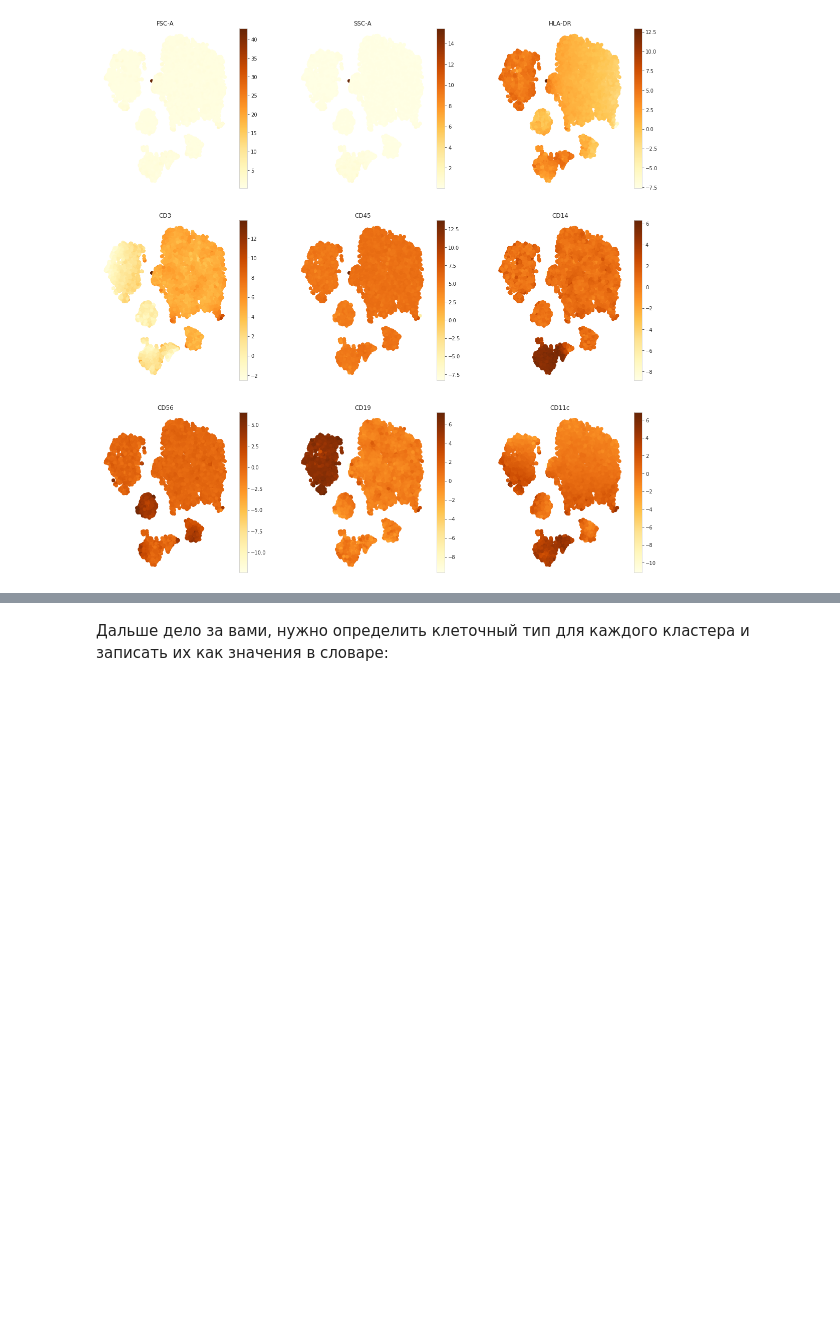
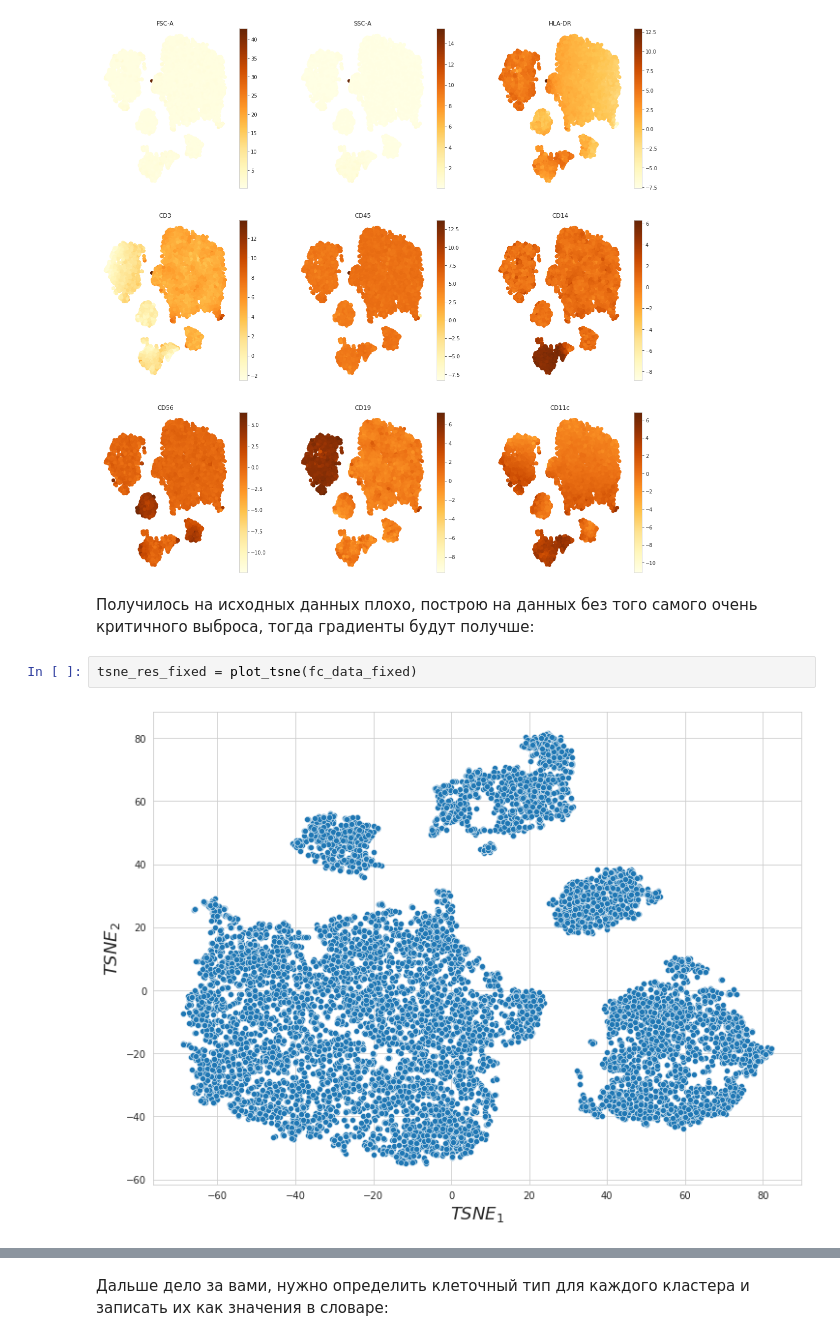
Before and after one commit to Balan666/BI_ML_2023, a Jupyter notebook: Cluster_tSNE_Balan.ipynb, the cells around one changed output, grey strips where cells are left out. Cells and saved outputs as stored; diff of their text form; blank space fills up the shorter version.

```diff
--- a/Cluster_tSNE_Balan.ipynb
+++ b/Cluster_tSNE_Balan.ipynb
@@ -555,3 +557,9 @@ for col, ax in zip(fc_data_fixed.columns, axes.ravel()):
     ax.axis("off")
 # %% [output]
 [figure]
+# %% [markdown]
+Получилось на исходных данных плохо, построю на данных без того самого очень критичного выброса, тогда градиенты будут получше:
+# %%
+tsne_res_fixed = plot_tsne(fc_data_fixed)
+# %% [output]
+[figure, added]
```
Also changed, not shown: parts of 6 cells of this notebook.
